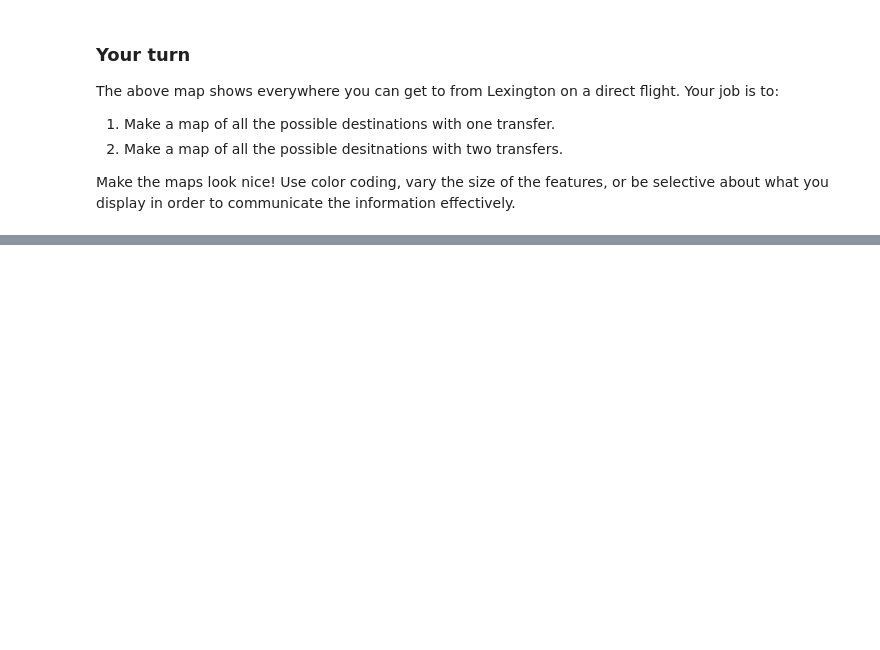
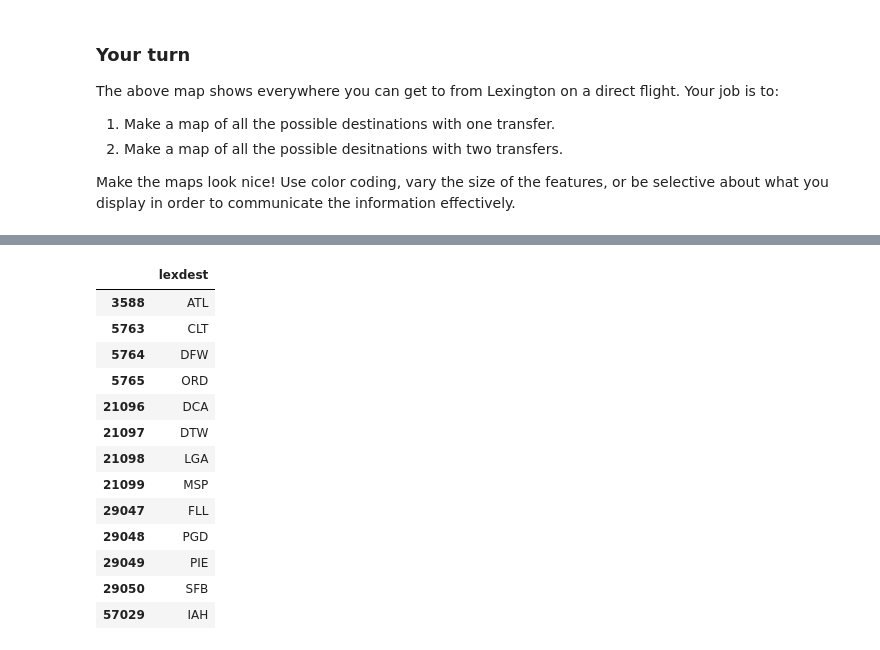
Before and after one commit to lwright139/ce599, a Jupyter notebook: 08-Mapping/interactive-mapping.ipynb, the cells around one changed output, grey strips where cells are left out. Saved outputs shown, nothing was run; the diff lists cells and outputs as text; code cells hidden in the pictures; blank space fills up the shorter version.

```diff
--- a/08-Mapping/interactive-mapping.ipynb
+++ b/08-Mapping/interactive-mapping.ipynb
@@ -438,0 +448,21 @@ Make the maps look nice!  Use color coding, vary the size of the features, or be
+# %%
+lex_outbound=routes[routes['source']=='LEX']
+
+lex_dest = pd.DataFrame(lex_outbound['dest'].drop_duplicates())
+lex_dest.columns = ['lexdest']
+lex_dest
+# %% [output]
+|  | lexdest |
+| 3588 | ATL |
+| 5763 | CLT |
+| 5764 | DFW |
+| 5765 | ORD |
+| 21096 | DCA |
+| 21097 | DTW |
+| 21098 | LGA |
+| 21099 | MSP |
+| 29047 | FLL |
+| 29048 | PGD |
+| 29049 | PIE |
+| 29050 | SFB |
+| 57029 | IAH |
```
Also changed, not shown: parts of 3 cells of this notebook.
